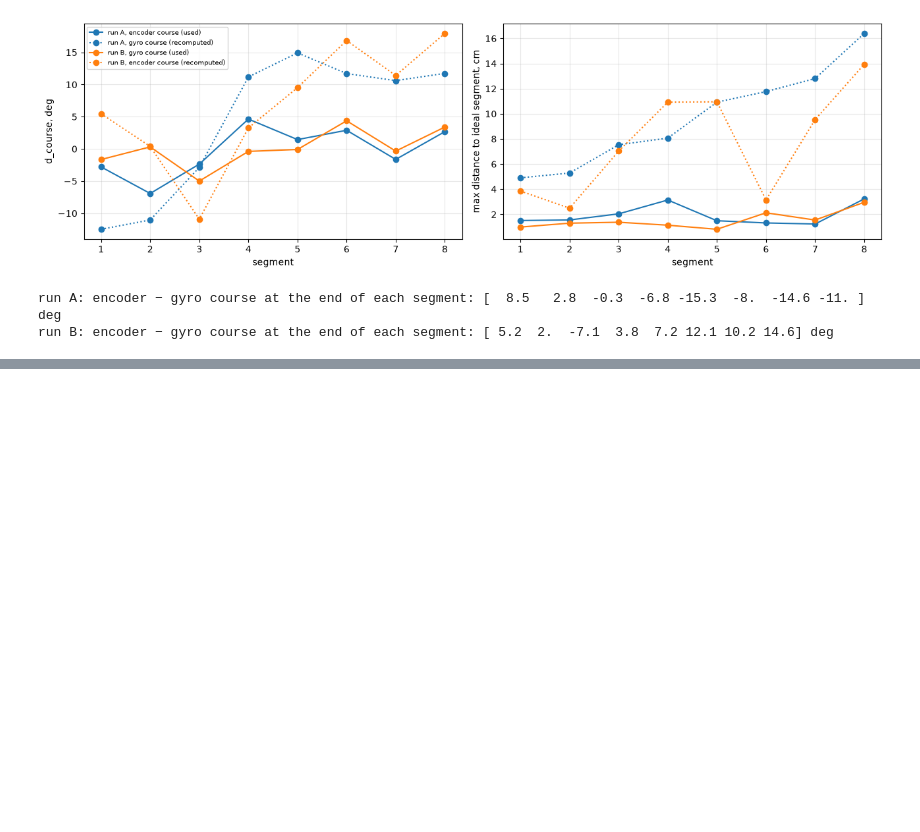
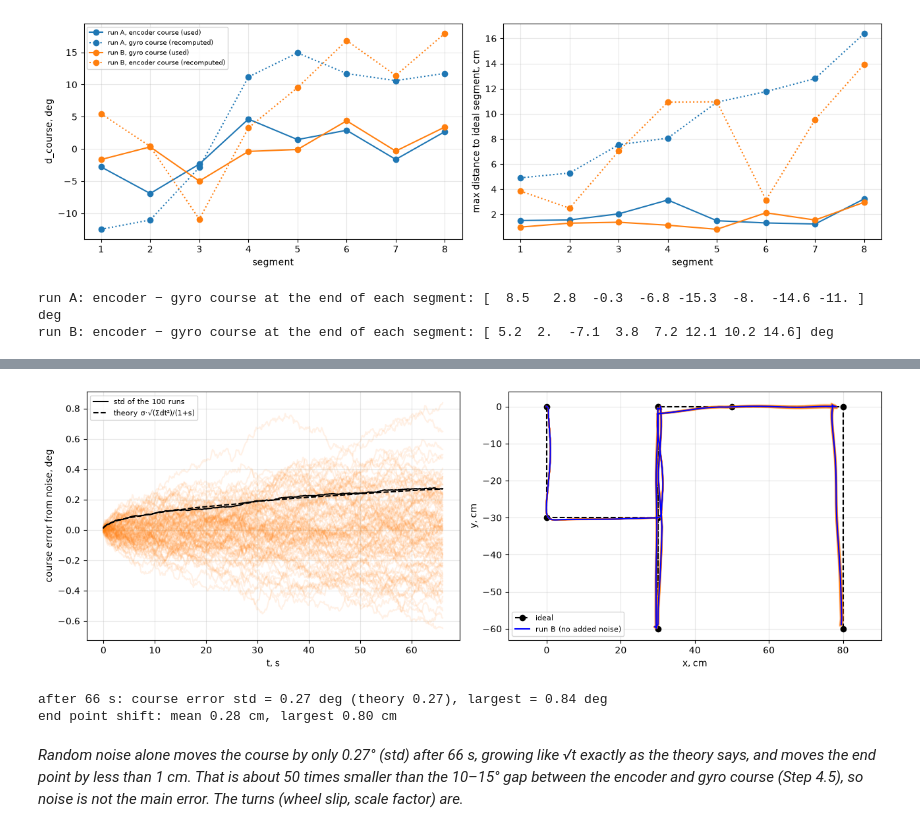
Before and after one commit to f-asadbek/Robotics, a Jupyter notebook: Lab10/Odometry_Gyro_Lab10.ipynb, the cells around one changed output, grey strips where cells are left out. Saved outputs shown, nothing was run; the diff lists cells and outputs as text; code cells hidden in the pictures; blank space fills up the shorter version.

Commit message:
Lab10: add Step 4.6 simulated gyro with random noise
Co-Authored-By: Claude Opus 5.5 <noreply@anthropic.com>

```diff
--- a/Lab10/Odometry_Gyro_Lab10.ipynb
+++ b/Lab10/Odometry_Gyro_Lab10.ipynb
@@ -276,0 +274,51 @@ run B: encoder − gyro course at the end of each segment: [ 5.2  2.  -7.1  3.8
+# %%
+# ---------- simulated gyro with random noise (Lab 9 model) ----------
+# w_meas = (1 + s) * w_true + b0 + n,   n = random noise ~ N(0, sigma^2)
+# (drift d, quantization and saturation are left out: tiny here, the turns never reach 286.7 deg/s)
+sigma, n_runs = 0.079, 100                                        # Lab 9 noise std (deg/s), number of simulated runs
+rng = np.random.default_rng(0)                                    # fixed seed -> same random numbers every time
+
+# "true" motion = run B with its corrected gyro course
+q = rec[("B", "gyro")]
+dt = np.diff(np.concatenate([[runs["B"].t[runs["B"].i == 0].iloc[-1]], q.t])) / 1000   # time steps, s
+w_true = np.degrees(np.diff(np.concatenate([[0], q.course]))) / dt                     # true turn rate, deg/s
+
+# fake gyro: a new random number for every sample of every run
+noise = rng.normal(0, sigma, size=(n_runs, len(q)))
+w_meas = (1 + s) * w_true + b0["B"] + noise
+
+# same correction and integration as on the robot: (w - b0) / (1 + s) * dt, added up
+course_sim = np.cumsum((w_meas - b0["B"]) / (1 + s) * dt * np.pi / 180, axis=1)
+err = np.degrees(course_sim - q.course.values)                    # course error caused only by the noise
+
+# dead reckoning with the noisy course (distance from the wheels as before)
+dp = np.diff(np.concatenate([[0], q.path]))
+xs = X_ref[0] + np.cumsum(dp * np.cos(course_sim), axis=1); ys = Y_ref[0] + np.cumsum(dp * np.sin(course_sim), axis=1)
+
+# theory: white noise -> course error std = sigma * sqrt(sum of dt^2) / (1 + s), grows like sqrt(t)
+t = (q.t - q.t.iloc[0]).values / 1000
+std_theory = sigma * np.sqrt(np.cumsum(dt ** 2)) / (1 + s)
+
+# ---------- plots ----------
+fig, (a1, a2) = plt.subplots(1, 2, figsize=(13, 4.5))
+a1.plot(t, err.T, color="tab:orange", alpha=0.1)                  # 100 simulated course errors
+a1.plot(t, err.std(axis=0), "k", label="std of the 100 runs")
+a1.plot(t, std_theory, "k--", label="theory σ·√(Σdt²)/(1+s)")
+a1.set_xlabel("t, s"); a1.set_ylabel("course error from noise, deg"); a1.legend(fontsize=8)
+a2.plot(X_ref, Y_ref, "k--o", label="ideal")
+a2.plot(xs.T, ys.T, color="tab:orange", alpha=0.1)                # 100 simulated paths
+a2.plot(q.x, q.y, "b", label="run B (no added noise)")
+a2.axis("equal"); a2.set_xlabel("x, cm"); a2.set_ylabel("y, cm"); a2.legend(fontsize=8)
+plt.tight_layout(); plt.show()
+
+# ---------- numbers ----------
+end_d = np.hypot(xs[:, -1] - q.x.iloc[-1], ys[:, -1] - q.y.iloc[-1])   # end point shift caused by noise
+print(f"after {t[-1]:.0f} s: course error std = {err[:, -1].std():.2f} deg (theory {std_theory[-1]:.2f}), "
+      f"largest = {np.abs(err[:, -1]).max():.2f} deg")
+print(f"end point shift: mean {end_d.mean():.2f} cm, largest {end_d.max():.2f} cm")
+# %% [output]
+[figure, added]
+after 66 s: course error std = 0.27 deg (theory 0.27), largest = 0.84 deg
+end point shift: mean 0.28 cm, largest 0.80 cm
+# %% [markdown]
+*Random noise alone moves the course by only 0.27° (std) after 66 s, growing like √t exactly as the theory says, and moves the end point by less than 1 cm. That is about 50 times smaller than the 10–15° gap between the encoder and gyro course (Step 4.5), so noise is not the main error. The turns (wheel slip, scale factor) are.*
```
Also changed, not shown: parts of 3 cells of this notebook.
